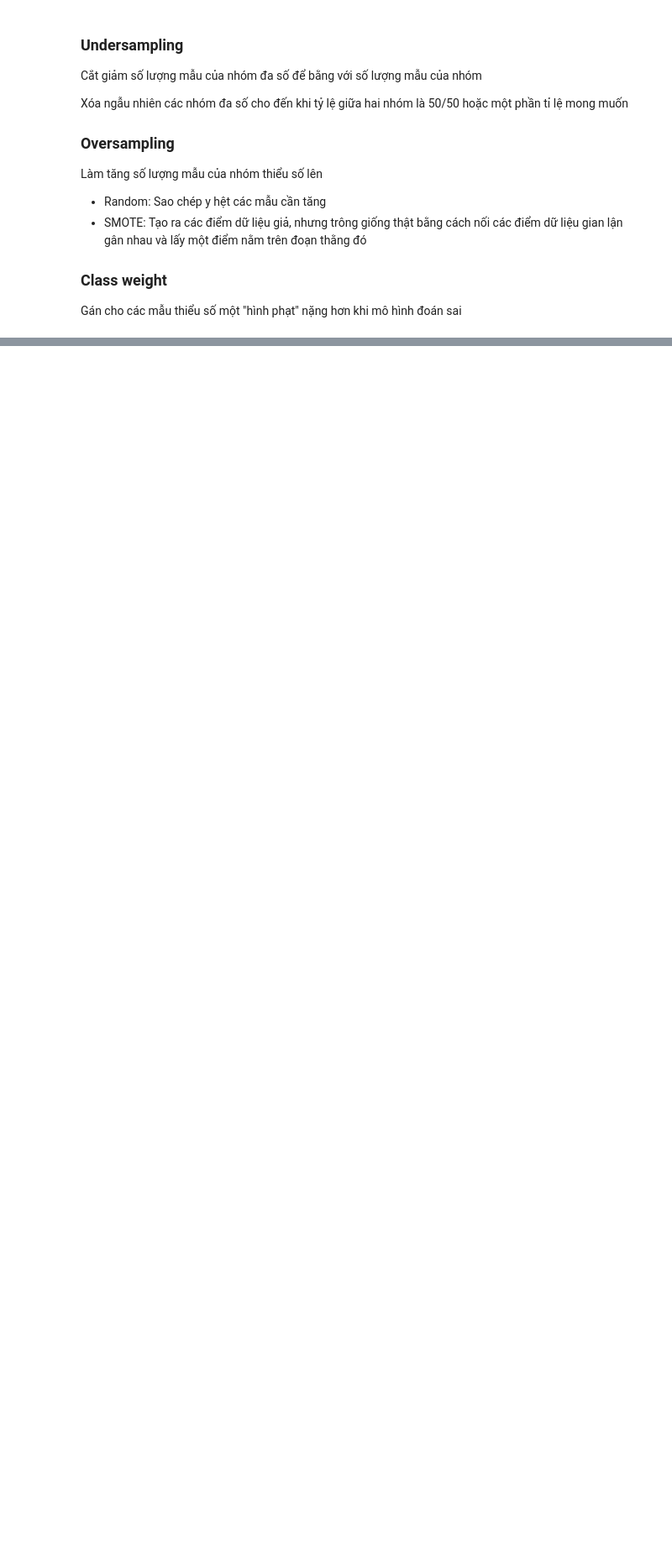
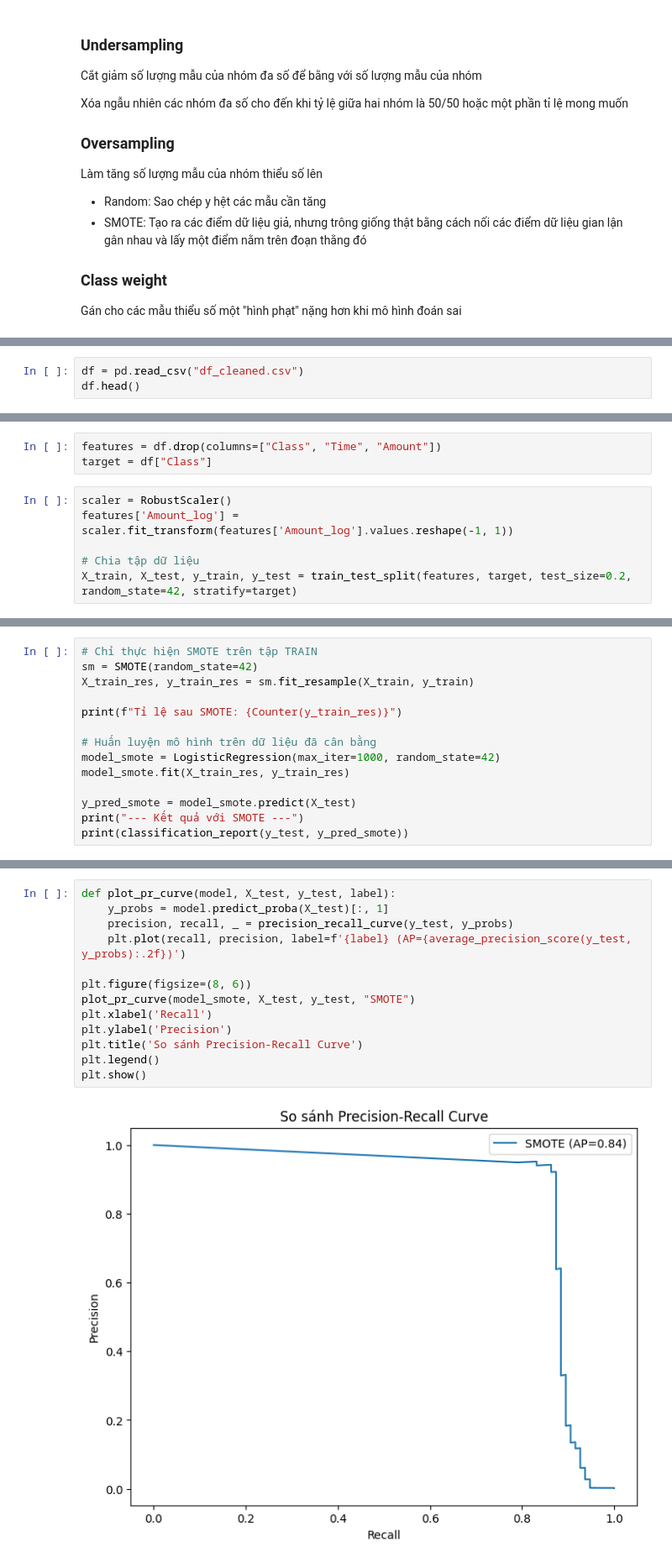
Before and after one commit to TienNguyen0712/credit-card-fraud-detection, a Jupyter notebook: src/notebooks/02_preprocessing_and_baseline_model.ipynb, the cells around one changed output, grey strips where cells are left out. Shown at 84% size. Drawn from its saved outputs; the diff is of its cells as text; blank space fills up the shorter version.

```diff
--- a/src/notebooks/02_preprocessing_and_baseline_model.ipynb
+++ b/src/notebooks/02_preprocessing_and_baseline_model.ipynb
@@ -24,0 +38,3 @@ Gán cho các mẫu thiểu số một "hình phạt" nặng hơn khi mô hình
+# %%
+df = pd.read_csv("df_cleaned.csv")
+df.head()
@@ -24,0 +51,9 @@ Gán cho các mẫu thiểu số một "hình phạt" nặng hơn khi mô hình
+# %%
+features = df.drop(columns=["Class", "Time", "Amount"])
+target = df["Class"]
+# %%
+scaler = RobustScaler()
+features['Amount_log'] = scaler.fit_transform(features['Amount_log'].values.reshape(-1, 1))
+
+# Chia tập dữ liệu
+X_train, X_test, y_train, y_test = train_test_split(features, target, test_size=0.2, random_state=42, stratify=target)
@@ -24,0 +62,14 @@ Gán cho các mẫu thiểu số một "hình phạt" nặng hơn khi mô hình
+# %%
+# Chỉ thực hiện SMOTE trên tập TRAIN
+sm = SMOTE(random_state=42)
+X_train_res, y_train_res = sm.fit_resample(X_train, y_train)
+
+print(f"Tỉ lệ sau SMOTE: {Counter(y_train_res)}")
+
+# Huấn luyện mô hình trên dữ liệu đã cân bằng
+model_smote = LogisticRegression(max_iter=1000, random_state=42)
+model_smote.fit(X_train_res, y_train_res)
+
+y_pred_smote = model_smote.predict(X_test)
+print("--- Kết quả với SMOTE ---")
+print(classification_report(y_test, y_pred_smote))
@@ -24,0 +87,15 @@ Gán cho các mẫu thiểu số một "hình phạt" nặng hơn khi mô hình
+# %%
+def plot_pr_curve(model, X_test, y_test, label):
+    y_probs = model.predict_proba(X_test)[:, 1]
+    precision, recall, _ = precision_recall_curve(y_test, y_probs)
+    plt.plot(recall, precision, label=f'{label} (AP={average_precision_score(y_test, y_probs):.2f})')
+
+plt.figure(figsize=(8, 6))
+plot_pr_curve(model_smote, X_test, y_test, "SMOTE")
+plt.xlabel('Recall')
+plt.ylabel('Precision')
+plt.title('So sánh Precision-Recall Curve')
+plt.legend()
+plt.show()
+# %% [output]
+[figure, added]
```
Also changed, not shown: parts of 11 cells of this notebook.
